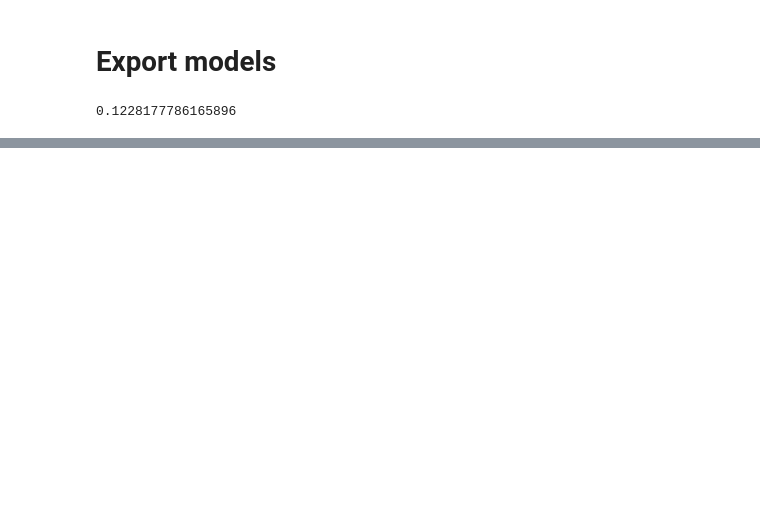
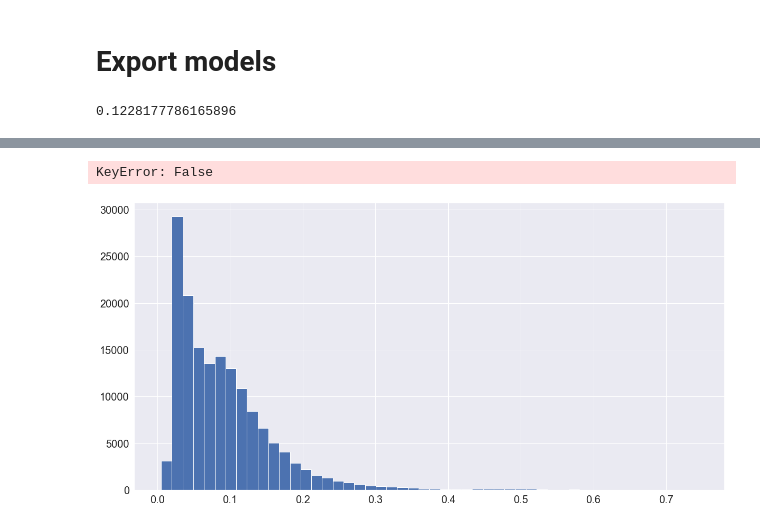
Before and after one commit to daniel-knape/Anwendungsfelder_Business_Analytics, a Jupyter notebook: notepads/Analysis.ipynb, the cells around one changed output, grey strips where cells are left out. Saved outputs shown, nothing was run; the diff lists cells and outputs as text; code cells hidden in the pictures; blank space fills up the shorter version.

```diff
--- a/notepads/Analysis.ipynb
+++ b/notepads/Analysis.ipynb
@@ -308,7 +382,8 @@ Fitting 5 folds for each of 180 candidates, totalling 900 fits
 0.7526260466670665
 # %%
 # Tuned Tree
-clf_tuned_tree = tree.DecisionTreeClassifier(max_depth = tree_params["max_depth"], min_samples_leaf=tree_params["min_samples_leaf"], random_state=1)
+#clf_tuned_tree = tree.DecisionTreeClassifier(max_depth = tree_params["max_depth"], min_samples_leaf=tree_params["min_samples_leaf"], random_state=1)
+clf_tuned_tree = tree.DecisionTreeClassifier(max_depth= 17, min_samples_leaf= 90, random_state=1)
 clf_tuned_tree = clf_tuned_tree.fit(X_all_train, y_all_train)
 printAccuracyAndAUC(clf_tuned_tree, X_all_test, y_all_test)
 # %% [output]
@@ -381,3 +464,9 @@ printAccuracyAndAUC(clf_tuned_svm, X_all_test, y_all_test)
+# %%
+model, accuracy, auc = "", 0, 0
+for clf in [clf_logreg, clf_tuned_logreg, clf_gnb, clf_tuned_gnb, clf_tree, clf_tuned_tree, clf_forest, clf_tuned_forest, clf_knn, clf_tuned_knn, clf_svm, clf_tuned_svm]:
+    model = clf.__class__.__name__
+    accuracy, auc = returnAccuracyAndAUC(clf, X_all_test, y_all_test)
+print ("Model: %s, Accuracy: %.2f, AUC: %.2f" % (model, accuracy, auc))
 # %% [markdown]
 # Export models
 # %%
@@ -419,7 +508,10 @@ def predictProbabilityFromOneSampleOfOriginalDataframe(model, X, loc, preprocess
         X["Repaired"] = label_encoder_repaired_all.fit_transform(X["Repaired"])
 
         X = X[["verkaufspreis", "User_Id", "Category", "Condition", "Item_State", "Accessory_Complete", "OVP", "Repaired", "Seal_Sticker_Damaged"]]
-        prediction =  model.predict_proba(X.iloc[loc].values.reshape(1,-1))
+    prediction =  model.predict_proba(X.iloc[loc].values.reshape(1,-1))
+    if write_to_file:
+        return prediction[0][0]
+    if not write_to_file:
         print("Probability: " + str(prediction[0][0]) + " for index: " + str(i))
 # %%
 for i in range(0, len(all_pos)):
@@ -446,0 +520,31 @@ KeyboardInterrupt:
+# %%
+refunds_only = False
+model = clf_forest
+sheet_name = str(model.__class__.__name__)
+
+
+if refunds_only:
+    export_df = all_pos[all_pos["Erstattungstyp"] != "Verkauf"]
+    filename = "All_Pos_Refunds_Only_" + sheet_name + ".xlsx"
+else:
+    export_df = all_pos
+    filename = "All_Pos_" + sheet_name + ".xlsx"
+
+for i in range(0, len(export_df)):
+    rowIndex = export_df.index[i]
+    export_df.loc[rowIndex, "Erstattungswahrscheinlichkeit"] = predictProbabilityFromOneSampleOfOriginalDataframe(model, all_pos, rowIndex, write_to_file=True)
+
+export_df.to_excel(filename, sheet_name=sheet_name)
+# %%
+export_df[export_df["Erstattungstyp" == "Verkauf"]]["Erstattungswahrscheinlichkeit"].hist(figsize=(20, 10), bins=50, xlabelsize=20, ylabelsize=20)
+# %% [output]
+KeyError: False
+# %%
+# Create histogram of a subset of a dataframe
+def createHistogram(df, column, bins, xlabelsize, ylabelsize, title, filename):
+    df[column].hist(figsize=(20, 10), bins=bins, xlabelsize=xlabelsize, ylabelsize=ylabelsize)
+    plt.plot()
+
+createHistogram(export_df[export_df["Erstattungstyp"] == "Verkauf"], "Erstattungswahrscheinlichkeit", 50, 20, 20, "Histogram of Erstattungswahrscheinlichkeit", "Histogram_Erstattungswahrscheinlichkeit.png")
+# %% [output]
+[figure, added]
```
Also changed, not shown: parts of 37 cells of this notebook, 2 other files.
